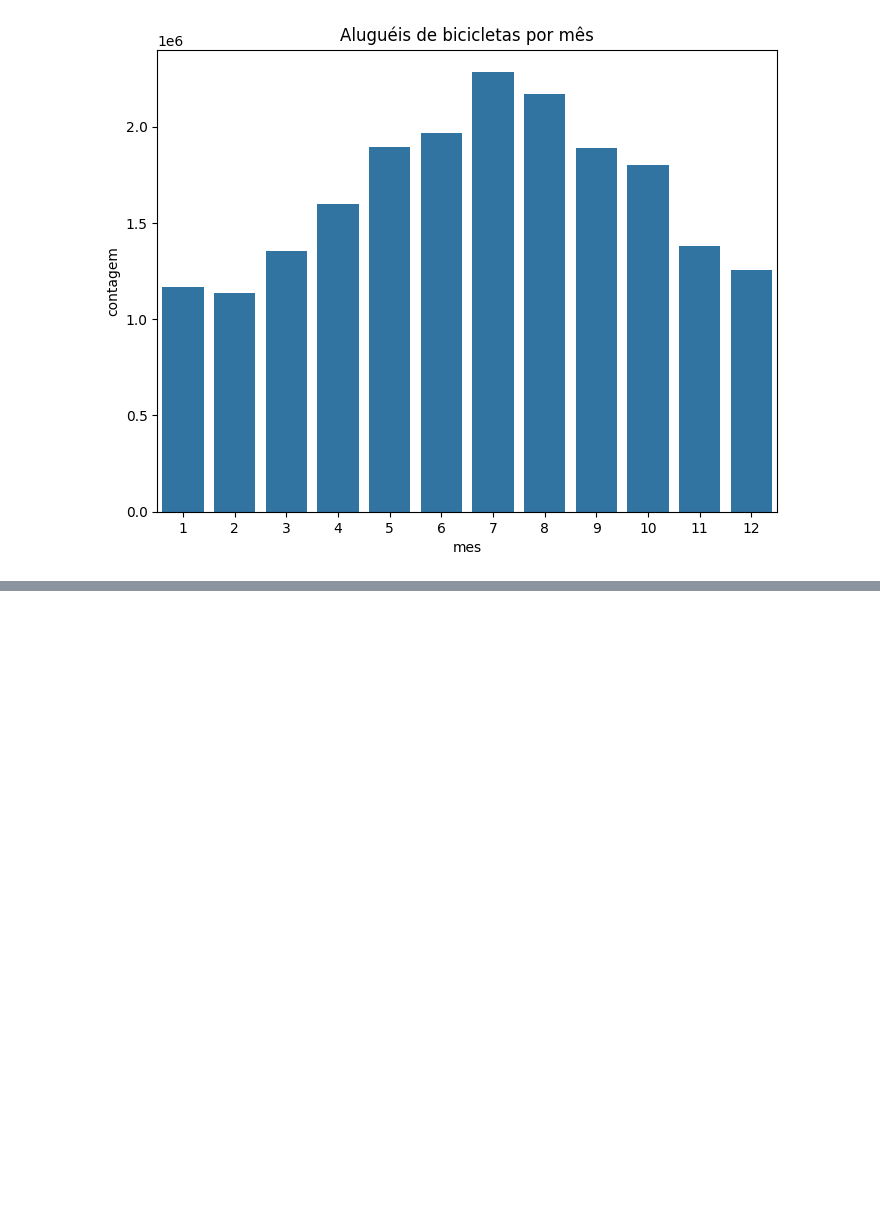
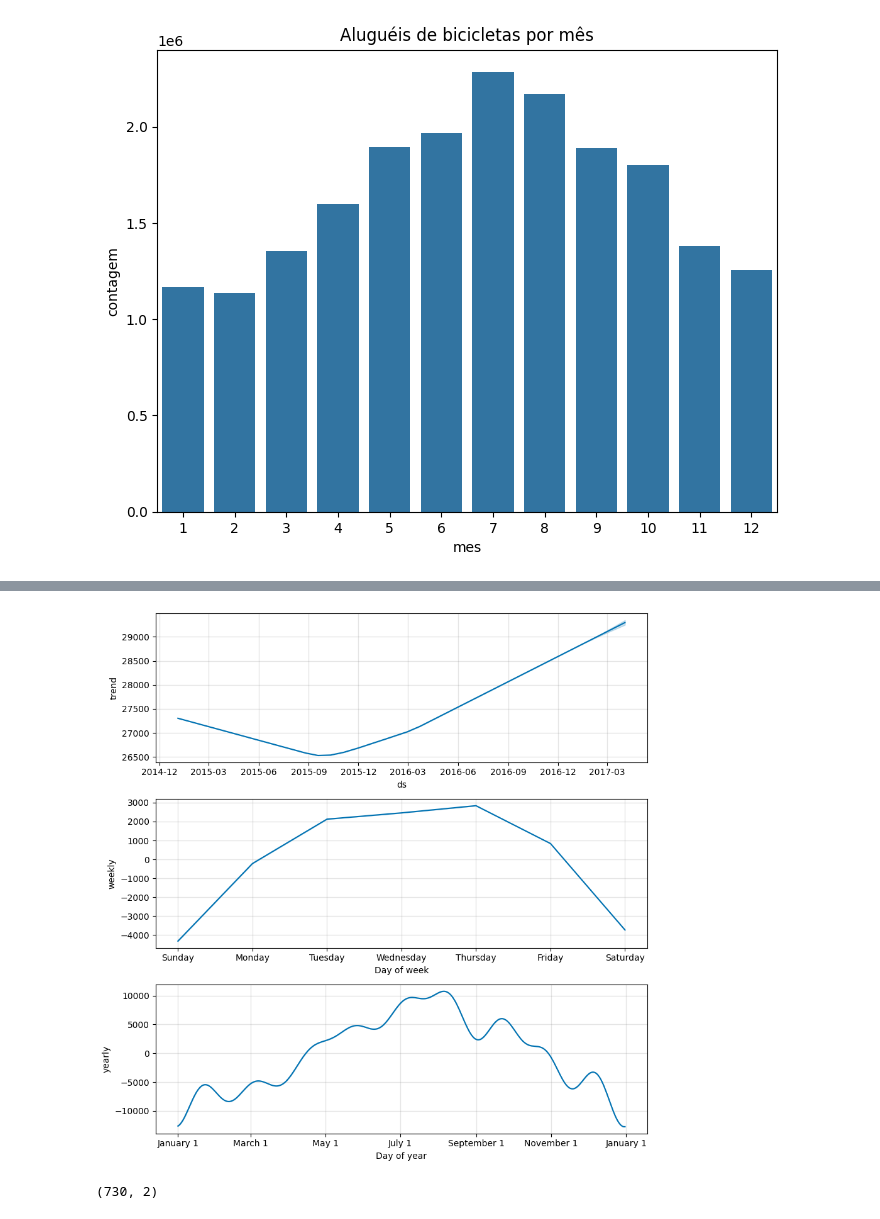
Before and after one commit to gabrielfsil/data-science-temporal-series, a Jupyter notebook: notebooks/temporal-series.ipynb, the cells around one changed output, grey strips where cells are left out. Drawn from its saved outputs; the diff is of its cells as text; code cells hidden in the pictures; blank space fills up the shorter version.

```diff
--- a/notebooks/temporal-series.ipynb
+++ b/notebooks/temporal-series.ipynb
@@ -552,0 +641,8 @@ plt.show()
+# %%
+fig2 = modelo.plot_components(previsao)
+# %% [output]
+[figure, added]
+# %%
+df_prophet.shape
+# %% [output]
+(730, 2)
```
Also changed, not shown: parts of 16 cells of this notebook.
